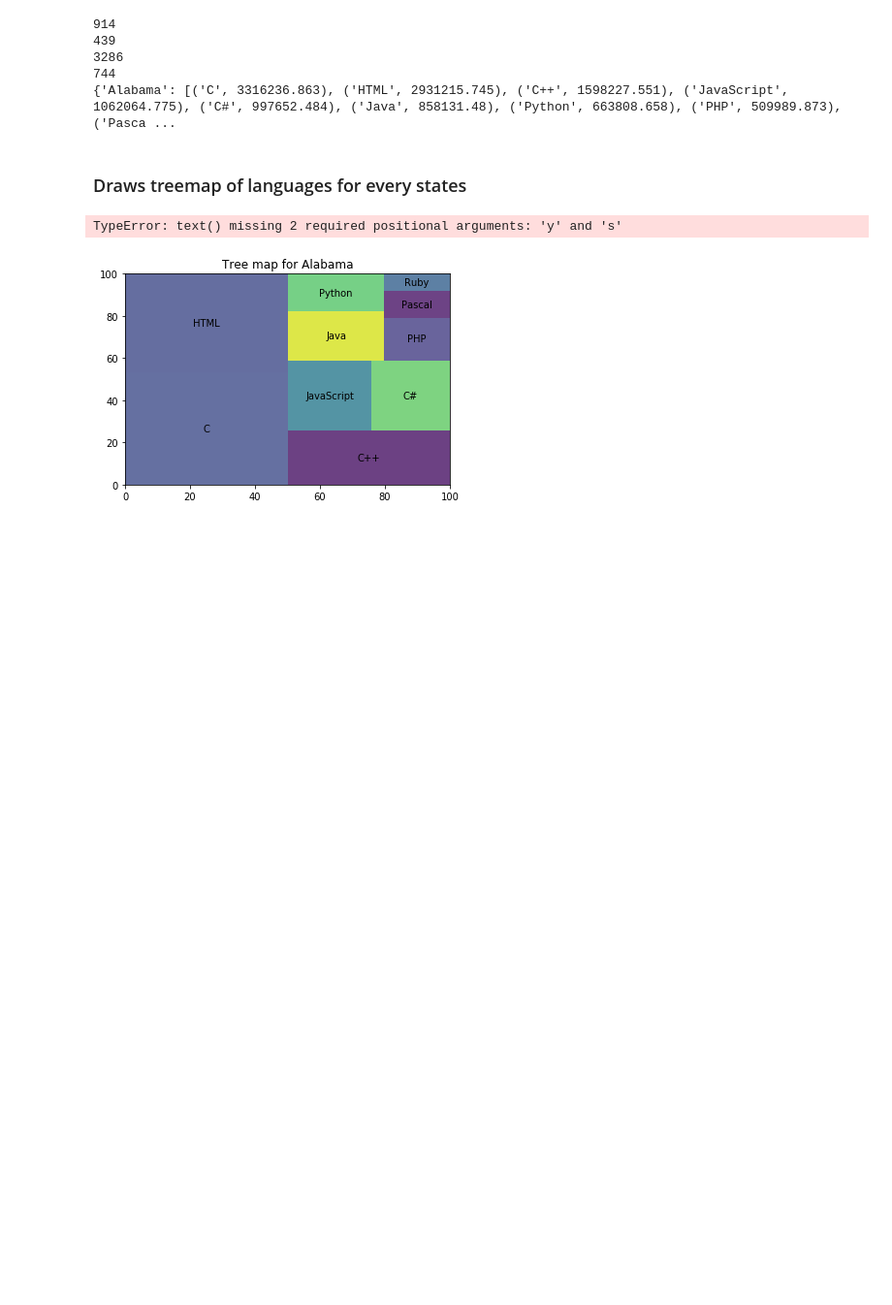
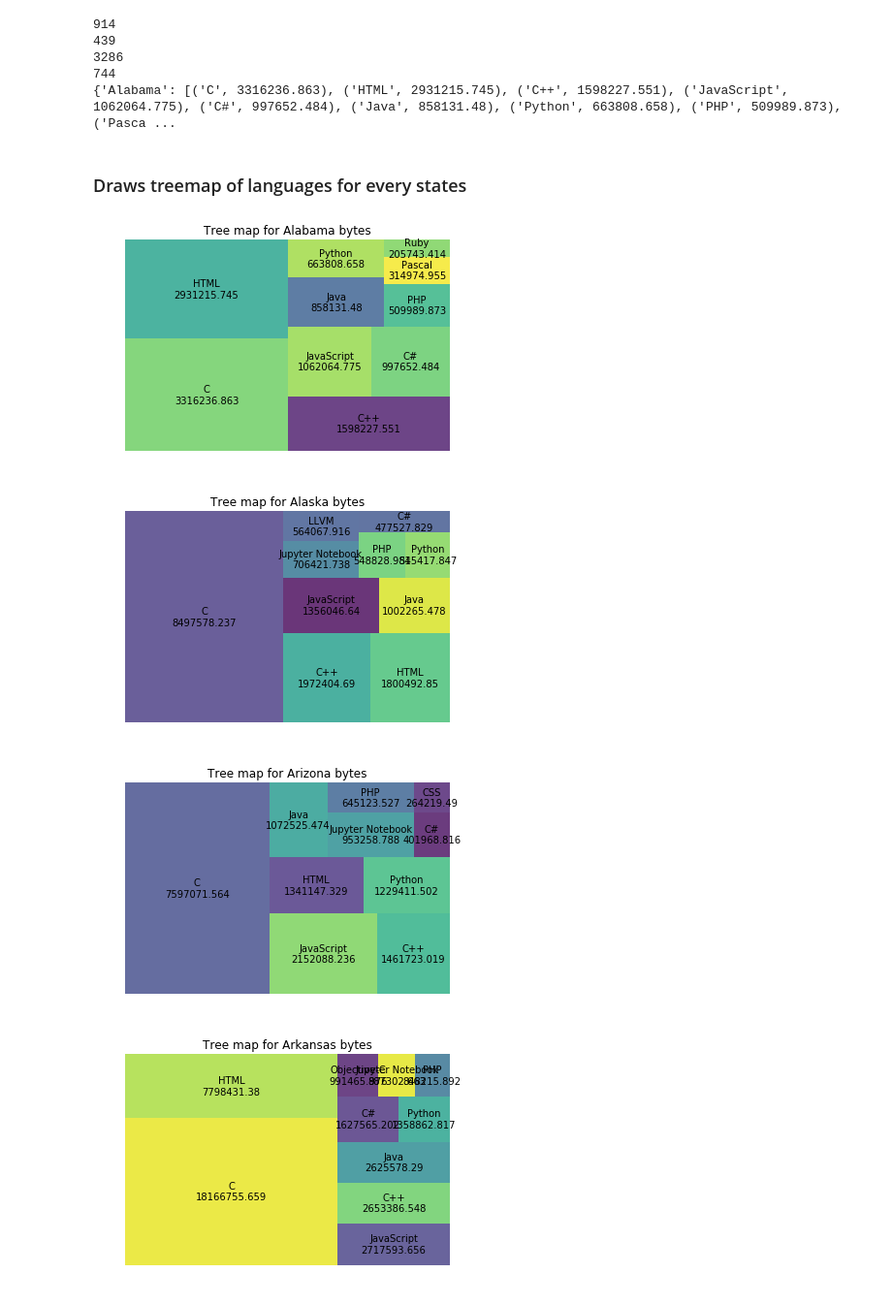
Before and after one commit to paul-gomes/Languages-_used_per_State-GitHub, a Jupyter notebook: visualization.ipynb, the cells around one changed output. Shown: that part at 97% size. Cells and saved outputs as stored; diff of their text form; code cells hidden in the pictures; blank space fills up the shorter version.

Commit message:
added lables & titles in treemap

```diff
--- a/visualization.ipynb
+++ b/visualization.ipynb
@@ -39,13 +39,16 @@ print(languages_per_state)
 # %%
 import matplotlib.pyplot as plt
 import squarify
+import numpy as np
 
 for key,value in languages_per_state.items():
-    plt.title('Tree map for {}'.format(key))
-    squarify.plot(sizes=[number[1] for number in value], label=[language[0] for language in value], alpha=.8 )
-    plt.text(0.5, 0.5)
+    plt.title('Tree map for {} bytes'.format(key))
+    labels=["{}\n{}".format(language[0], language[1]) for language in value]
+    squarify.plot(sizes=[number[1] for number in value], label=labels, alpha=.8,)
     plt.axis('off')
     plt.show()
 # %% [output]
-TypeError: text() missing 2 required positional arguments: 'y' and 's'
-[figure, old version]
+[figure, new version]
+[figure, added]
+[figure, added]
+[figure, added]
```
